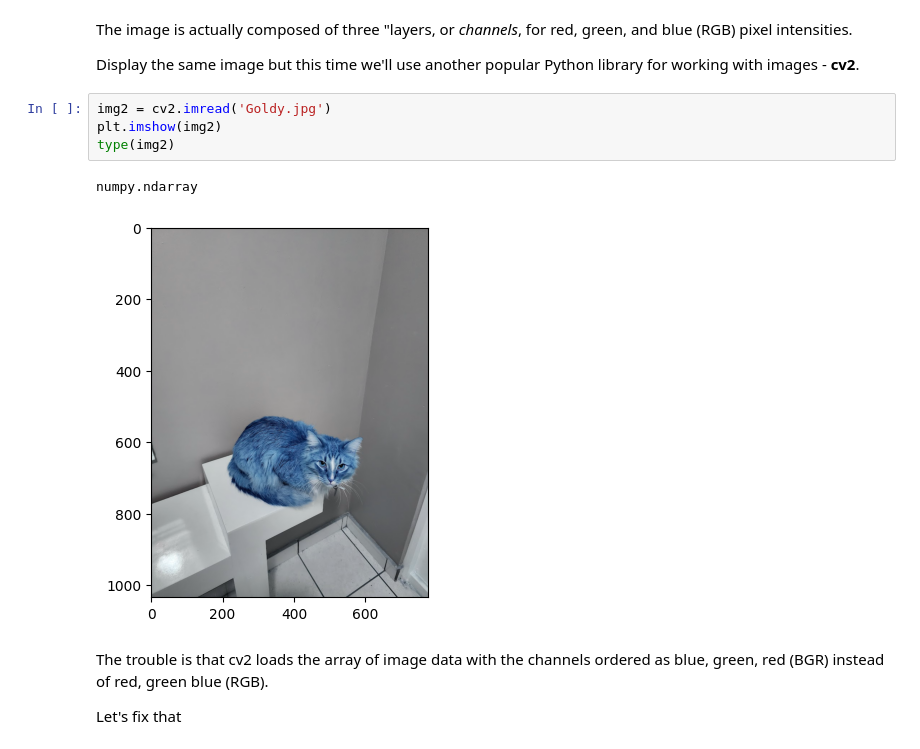
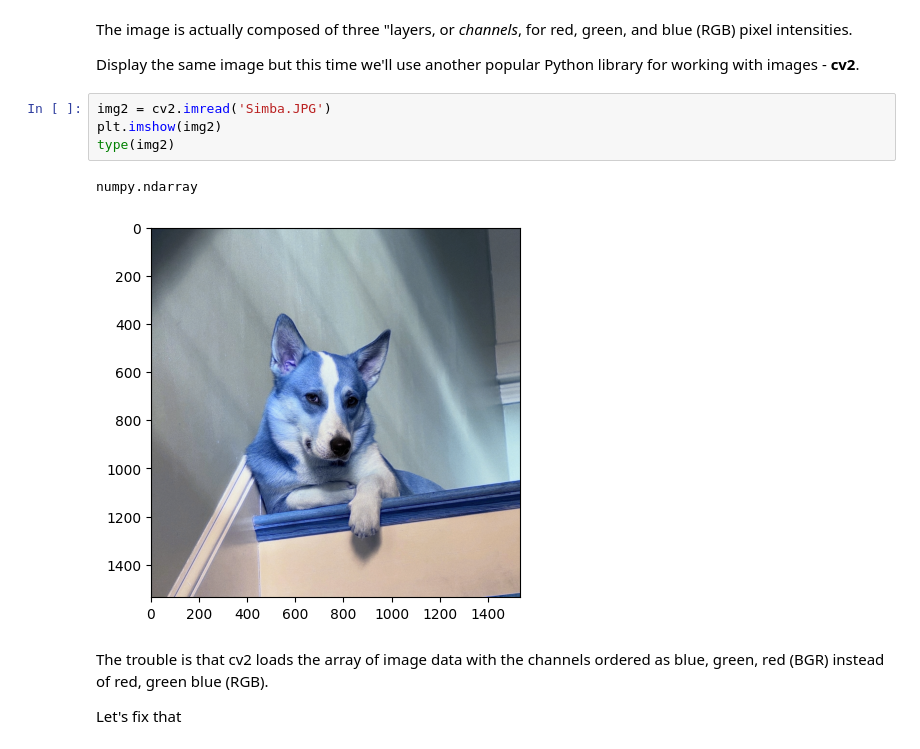
Before and after one commit to jrebull/Vision, a Jupyter notebook: Violinistas_2_2_Simple_ImgProcessing.ipynb, the cells around one changed output. Saved outputs shown, nothing was run; the diff lists cells and outputs as text.

```diff
--- a/Violinistas_2_2_Simple_ImgProcessing.ipynb
+++ b/Violinistas_2_2_Simple_ImgProcessing.ipynb
@@ -231,12 +243,12 @@ The image is actually composed of three "layers, or *channels*, for red, green,
 
 Display the same image but this time we'll use another popular Python library for working with images - **cv2**.
 # %%
-img2 = cv2.imread('Goldy.jpg')
+img2 = cv2.imread('Simba.JPG')
 plt.imshow(img2)
 type(img2)
 # %% [output]
 numpy.ndarray
-[figure, old version]
+[figure, new version]
 # %% [markdown]
 The trouble is that cv2 loads the array of image data with the channels ordered as blue, green, red (BGR) instead of red, green blue (RGB).
 
```
Also changed, not shown: parts of 15 cells of this notebook.
